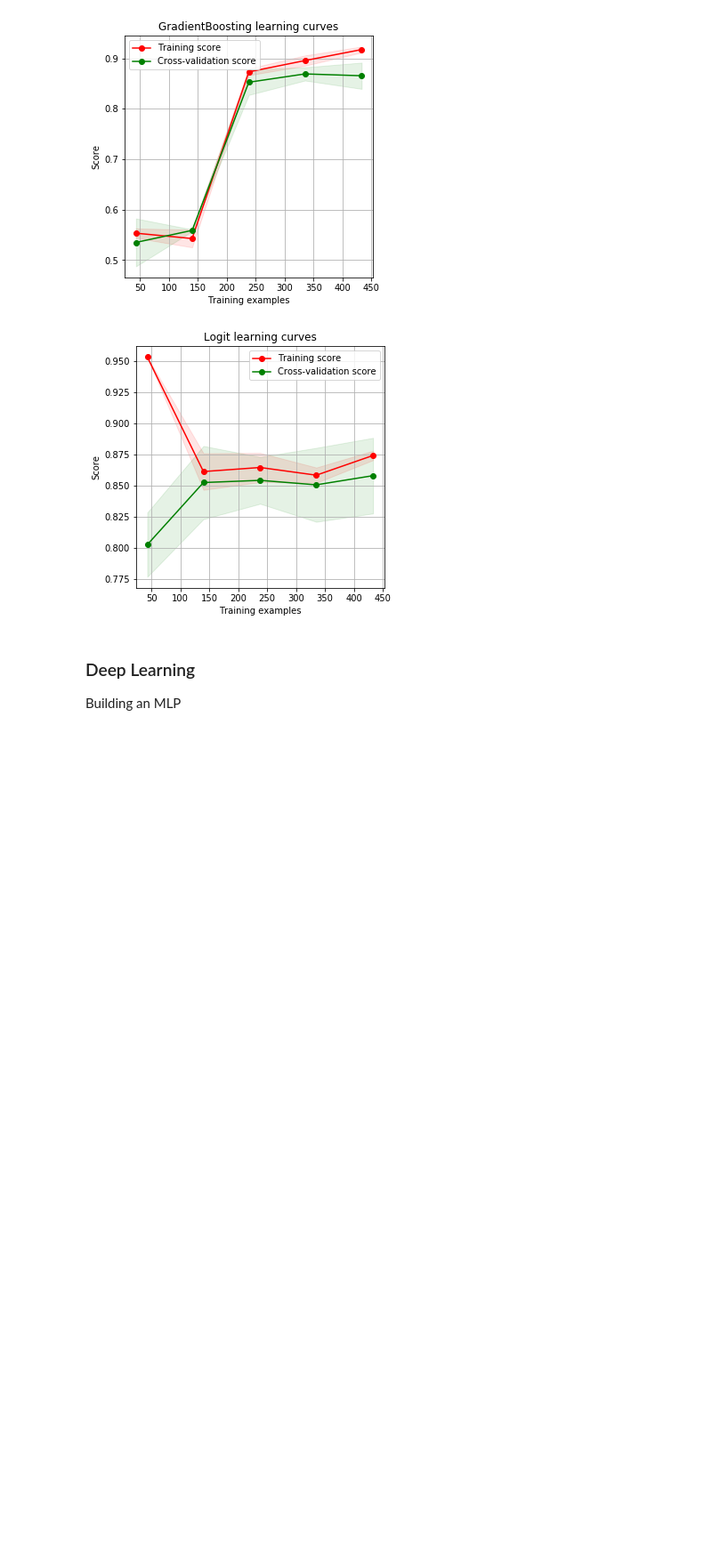
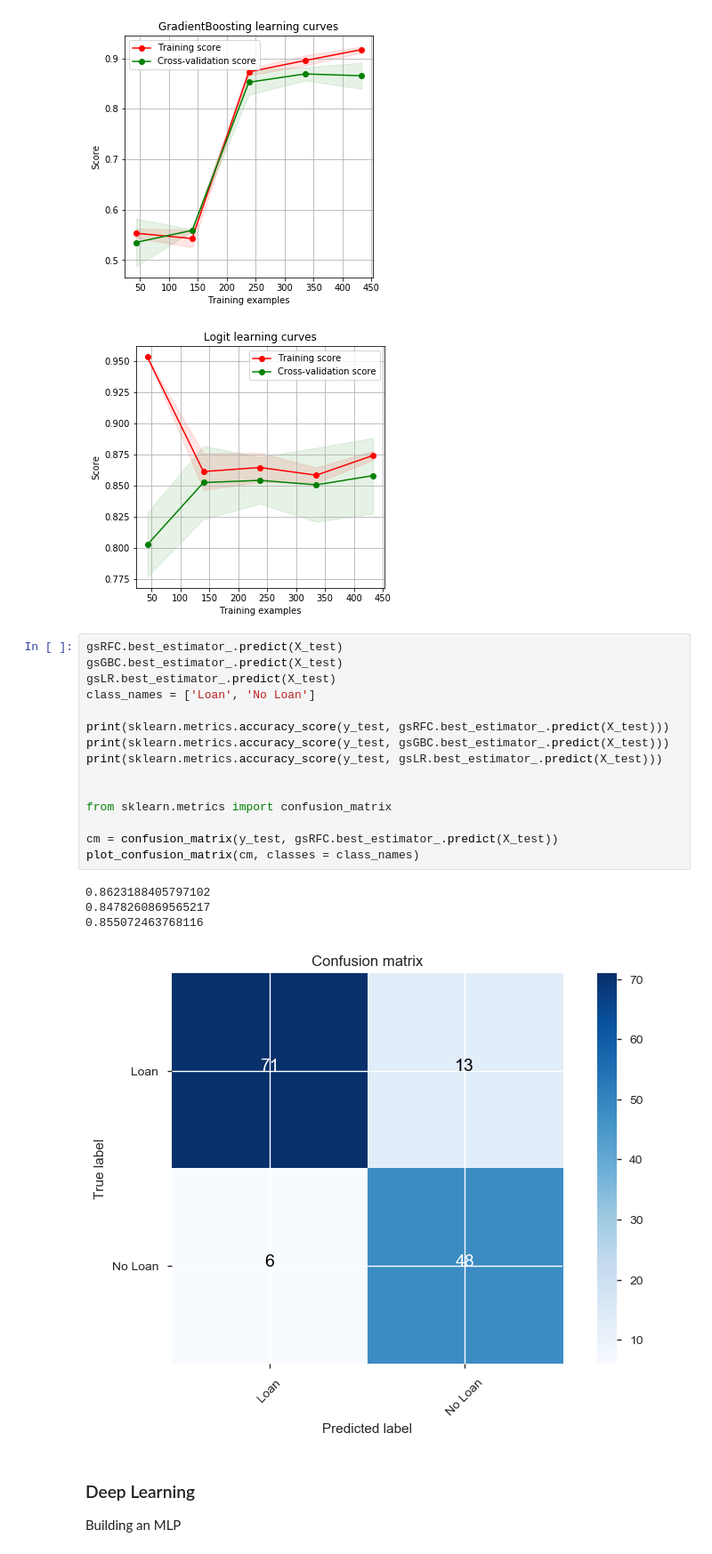
Before and after one commit to drcastillo/hicss2020, a Jupyter notebook: AustralianCreditApproval.ipynb, the cells around one changed output. Shown: that part at 89% size. Saved outputs shown, nothing was run; the diff lists cells and outputs as text; blank space fills up the shorter version.

```diff
--- a/AustralianCreditApproval.ipynb
+++ b/AustralianCreditApproval.ipynb
@@ -181,6 +224,26 @@ g = plot_learning_curve(gsLR.best_estimator_,"Logit learning curves",X_train,y_t
 [figure]
 [figure]
 [figure]
+# %%
+gsRFC.best_estimator_.predict(X_test)
+gsGBC.best_estimator_.predict(X_test)
+gsLR.best_estimator_.predict(X_test)
+class_names = ['Loan', 'No Loan']
+
+print(sklearn.metrics.accuracy_score(y_test, gsRFC.best_estimator_.predict(X_test)))
+print(sklearn.metrics.accuracy_score(y_test, gsGBC.best_estimator_.predict(X_test)))
+print(sklearn.metrics.accuracy_score(y_test, gsLR.best_estimator_.predict(X_test)))
+
+
+from sklearn.metrics import confusion_matrix
+
+cm = confusion_matrix(y_test, gsRFC.best_estimator_.predict(X_test))
+plot_confusion_matrix(cm, classes = class_names)
+# %% [output]
+0.8623188405797102
+0.8478260869565217
+0.855072463768116
+[figure, added]
 # %% [markdown]
 ### Deep Learning
 Building an MLP
```
Also changed, not shown: parts of 16 cells of this notebook.
